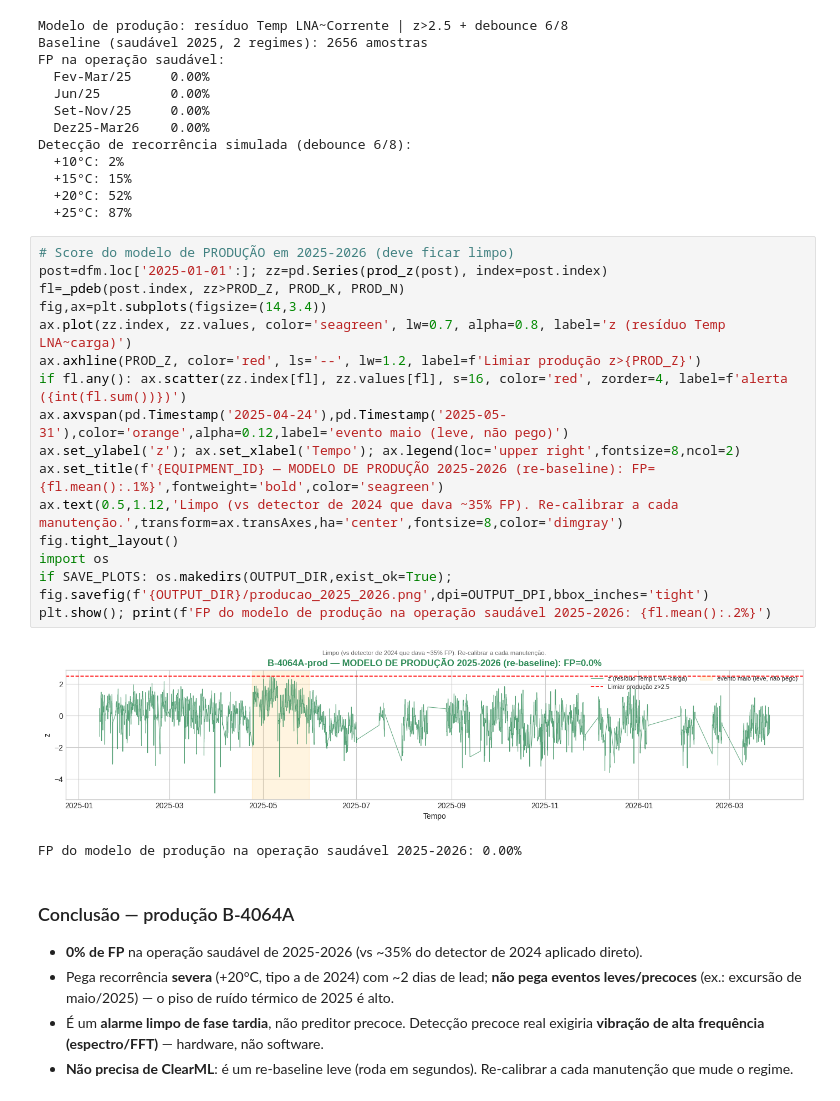
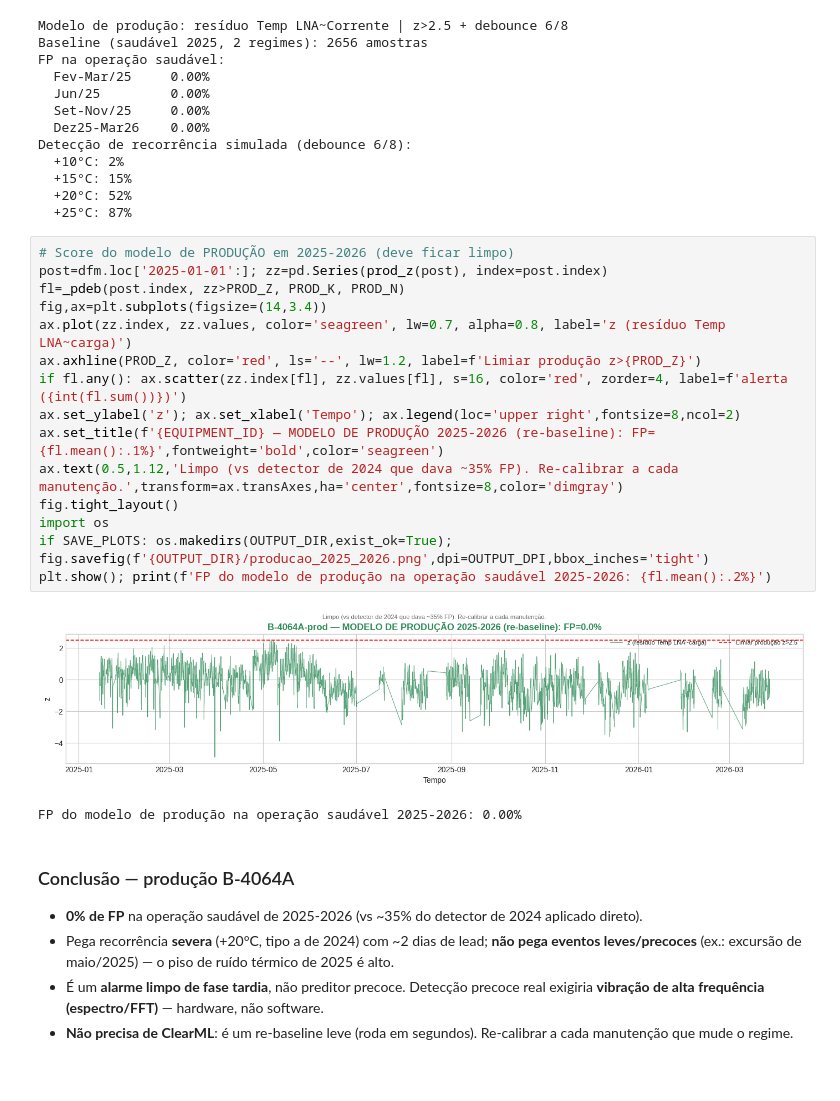
Before and after one commit to SIMPred-Petrobras/transpetro-models, a Jupyter notebook: notebooks/b4064a/automl_b4064a_prod.ipynb, the cells around one changed output. Cells and saved outputs as stored; diff of their text form.

```diff
--- a/notebooks/b4064a/automl_b4064a_prod.ipynb
+++ b/notebooks/b4064a/automl_b4064a_prod.ipynb
@@ -253,21 +251,20 @@ Detecção de recorrência simulada (debounce 6/8):
 # %%
 # Score do modelo de PRODUÇÃO em 2025-2026 (deve ficar limpo)
 post=dfm.loc['2025-01-01':]; zz=pd.Series(prod_z(post), index=post.index)
 fl=_pdeb(post.index, zz>PROD_Z, PROD_K, PROD_N)
 fig,ax=plt.subplots(figsize=(14,3.4))
 ax.plot(zz.index, zz.values, color='seagreen', lw=0.7, alpha=0.8, label='z (resíduo Temp LNA~carga)')
 ax.axhline(PROD_Z, color='red', ls='--', lw=1.2, label=f'Limiar produção z>{PROD_Z}')
 if fl.any(): ax.scatter(zz.index[fl], zz.values[fl], s=16, color='red', zorder=4, label=f'alerta ({int(fl.sum())})')
-ax.axvspan(pd.Timestamp('2025-04-24'),pd.Timestamp('2025-05-31'),color='orange',alpha=0.12,label='evento maio (leve, não pego)')
 ax.set_ylabel('z'); ax.set_xlabel('Tempo'); ax.legend(loc='upper right',fontsize=8,ncol=2)
 ax.set_title(f'{EQUIPMENT_ID} — MODELO DE PRODUÇÃO 2025-2026 (re-baseline): FP={fl.mean():.1%}',fontweight='bold',color='seagreen')
 ax.text(0.5,1.12,'Limpo (vs detector de 2024 que dava ~35% FP). Re-calibrar a cada manutenção.',transform=ax.transAxes,ha='center',fontsize=8,color='dimgray')
 fig.tight_layout()
 import os
 if SAVE_PLOTS: os.makedirs(OUTPUT_DIR,exist_ok=True); fig.savefig(f'{OUTPUT_DIR}/producao_2025_2026.png',dpi=OUTPUT_DPI,bbox_inches='tight')
 plt.show(); print(f'FP do modelo de produção na operação saudável 2025-2026: {fl.mean():.2%}')
 # %% [output]
-[figure, old version]
+[figure, new version]
 FP do modelo de produção na operação saudável 2025-2026: 0.00%
 # %% [markdown]
 ### Conclusão — produção B-4064A
```
Also changed, not shown: parts of 2 cells of this notebook, 7 other files.
